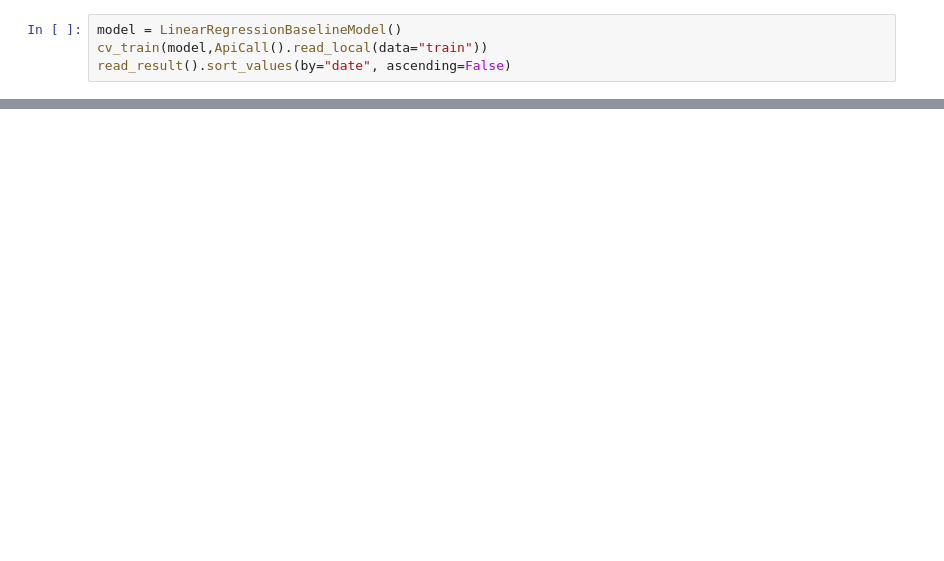
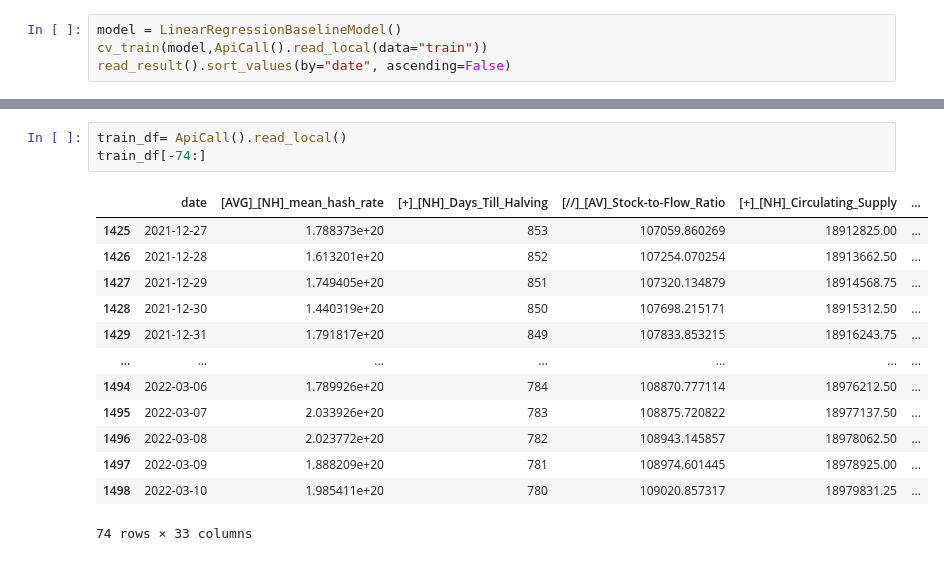
Before and after one commit to AlexandreLaizet/bitcoin_deep_learning, a Jupyter notebook: notebooks/Etienne-Copy-AL.ipynb, the cells around one changed output, grey strips where cells are left out. Drawn from its saved outputs; the diff is of its cells as text; blank space fills up the shorter version.

```diff
--- a/notebooks/Etienne-Copy-AL.ipynb
+++ b/notebooks/Etienne-Copy-AL.ipynb
@@ -429,0 +458,17 @@ print(Y_true_past[index],Y_pred[index],Y_true_past[index] + Y_true_past[index]*
+# %%
+train_df= ApiCall().read_local()
+train_df[-74:]
+# %% [output]
+|  | date | [AVG]_[NH]_mean_hash_rate | [+]_[NH]_Days_Till_Halving | [//]_[AV]_Stock-to-Flow_Ratio | [+]_[NH]_Circulating_Supply | ... |
+| 1425 | 2021-12-27 | 1.788373e+20 | 853 | 107059.860269 | 18912825.00 | ... |
+| 1426 | 2021-12-28 | 1.613201e+20 | 852 | 107254.070254 | 18913662.50 | ... |
+| 1427 | 2021-12-29 | 1.749405e+20 | 851 | 107320.134879 | 18914568.75 | ... |
+| 1428 | 2021-12-30 | 1.440319e+20 | 850 | 107698.215171 | 18915312.50 | ... |
+| 1429 | 2021-12-31 | 1.791817e+20 | 849 | 107833.853215 | 18916243.75 | ... |
+| ... | ... | ... | ... | ... | ... | ... |
+| 1494 | 2022-03-06 | 1.789926e+20 | 784 | 108870.777114 | 18976212.50 | ... |
+| 1495 | 2022-03-07 | 2.033926e+20 | 783 | 108875.720822 | 18977137.50 | ... |
+| 1496 | 2022-03-08 | 2.023772e+20 | 782 | 108943.145857 | 18978062.50 | ... |
+| 1497 | 2022-03-09 | 1.888209e+20 | 781 | 108974.601445 | 18978925.00 | ... |
+| 1498 | 2022-03-10 | 1.985411e+20 | 780 | 109020.857317 | 18979831.25 | ... |
+74 rows × 33 columns
```
Also changed, not shown: parts of 60 cells of this notebook, 1 other file.
